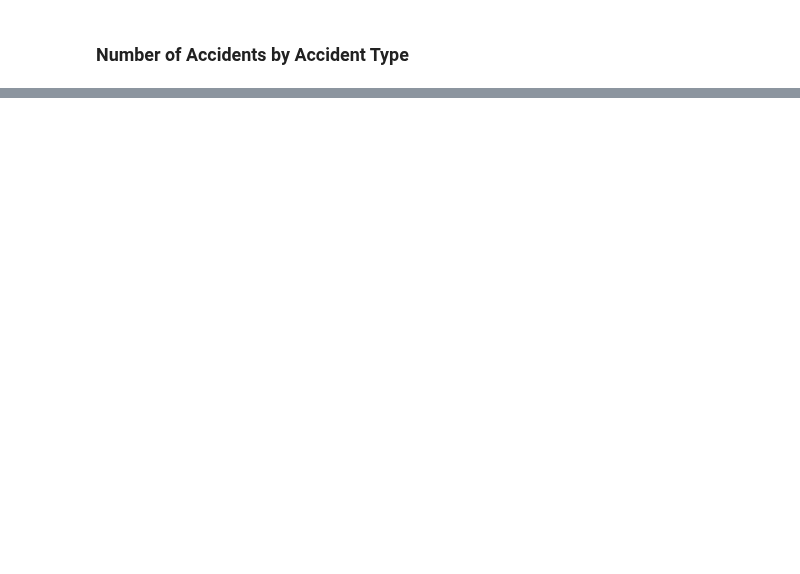
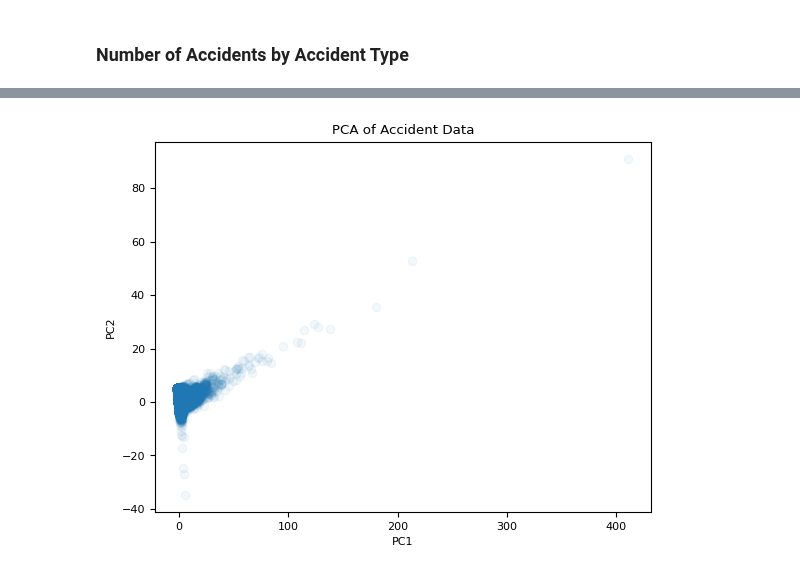
Before and after one commit to ndahlinuvm/Train-Derailment-287Project, a Jupyter notebook: visualization.ipynb, the cells around one changed output, grey strips where cells are left out. Saved outputs shown, nothing was run; the diff lists cells and outputs as text; code cells hidden in the pictures; blank space fills up the shorter version.

```diff
--- a/visualization.ipynb
+++ b/visualization.ipynb
@@ -253,0 +254,11 @@ plt.show()
+# %%
+# Principal component analysis
+from sklearn.decomposition import PCA
+from sklearn.preprocessing import StandardScaler
+
+# get data for PCA
+data_pca = data
+# fill in missing values with average
+data_pca = data_pca.fillna(data_pca.mean())
+# remove all non-numeric columns
+data_pca = data_pca.select_dtypes(include=['float64', 'int64'])
@@ -253,0 +277,20 @@ plt.show()
+# %%
+# standardize the data
+scaler = StandardScaler()
+scaler.fit(data_pca)
+data_pca = scaler.transform(data_pca)
+# %%
+# perform PCA
+pca = PCA(n_components=2)
+pca.fit(data_pca)
+data_pca = pca.transform(data_pca)
+# %%
+
+# plot PCA
+plt.scatter(data_pca[:, 0], data_pca[:, 1], alpha=0.05)
+plt.xlabel('PC1')
+plt.ylabel('PC2')
+plt.title('PCA of Accident Data')
+plt.show()
+# %% [output]
+[figure, added]
```
Also changed, not shown: parts of 8 cells of this notebook, 2 other files.
